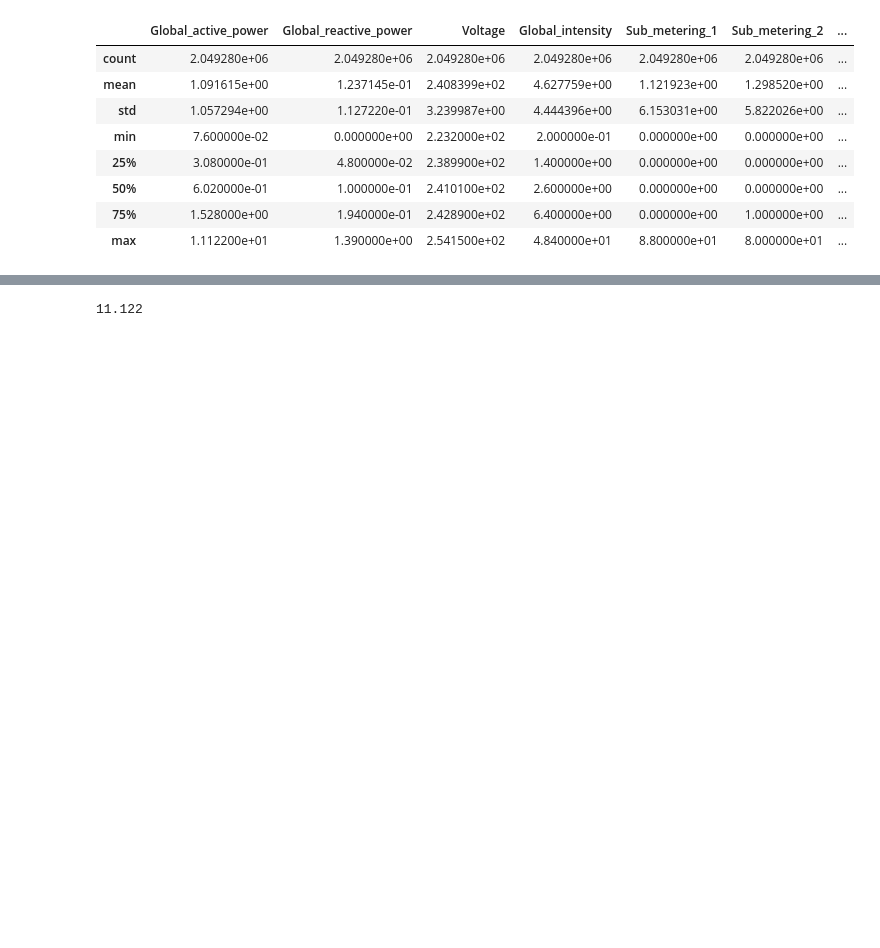
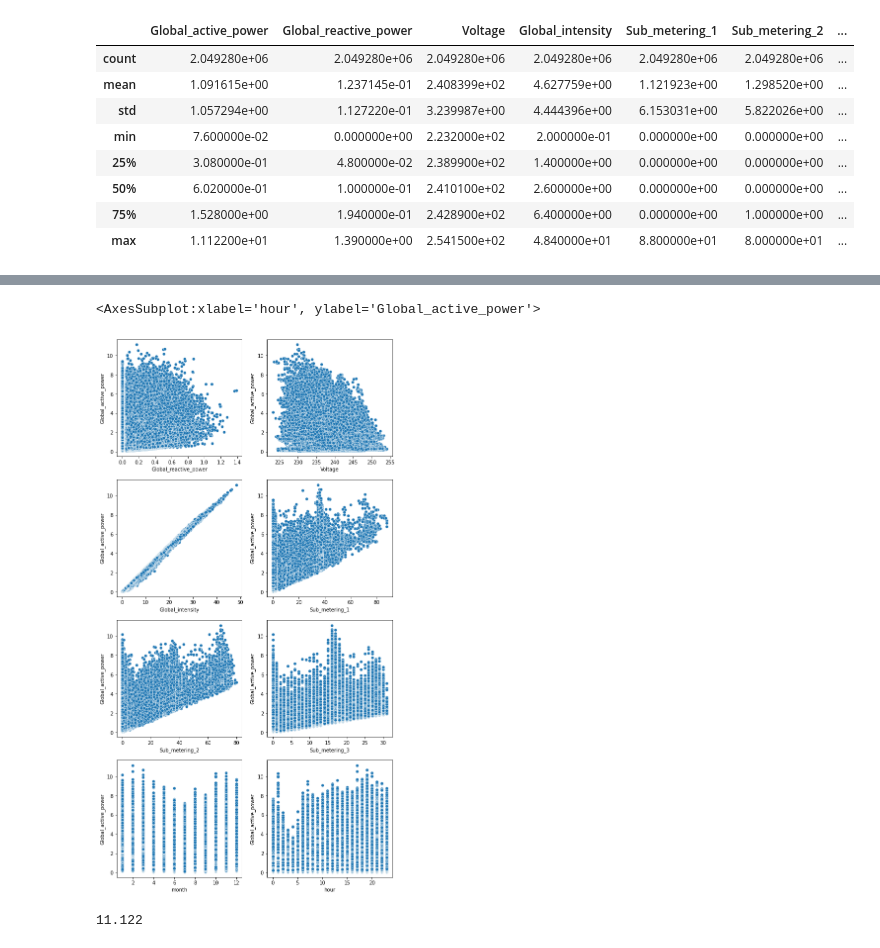
Before and after one commit to Cristianperezd/Machine-Learning---Practica-1, a Jupyter notebook: Práctica 1.ipynb, the cells around one changed output, grey strips where cells are left out. Cells and saved outputs as stored; diff of their text form; code cells hidden in the pictures; blank space fills up the shorter version.

```diff
--- a/Práctica 1.ipynb
+++ b/Práctica 1.ipynb
@@ -209,3 +209,16 @@ fig.delaxes(axes[3,1])
+# %%
+fig, axes = plt.subplots(4,2, figsize=(10,20))
+sns.scatterplot(x=db1['Global_reactive_power'],y=db1['Global_active_power'],ax=axes[0,0])
+sns.scatterplot(x=db1['Voltage'],y=db1['Global_active_power'],ax=axes[0,1])
+sns.scatterplot(x=db1['Global_intensity'],y=db1['Global_active_power'],ax=axes[1,0])
+sns.scatterplot(x=db1['Sub_metering_1'],y=db1['Global_active_power'],ax=axes[1,1])
+sns.scatterplot(x=db1['Sub_metering_2'],y=db1['Global_active_power'],ax=axes[2,0])
+sns.scatterplot(x=db1['Sub_metering_3'],y=db1['Global_active_power'],ax=axes[2,1])
+sns.scatterplot(x=db1['month'],y=db1['Global_active_power'],ax=axes[3,0])
+sns.scatterplot(x=db1['hour'],y=db1['Global_active_power'],ax=axes[3,1])
+# %% [output]
+<AxesSubplot:xlabel='hour', ylabel='Global_active_power'>
+[figure, added]
 # %%
 print(db1["Global_active_power"].max())
 # %% [output]
```
Also changed, not shown: parts of 33 cells of this notebook, 3 other files.
